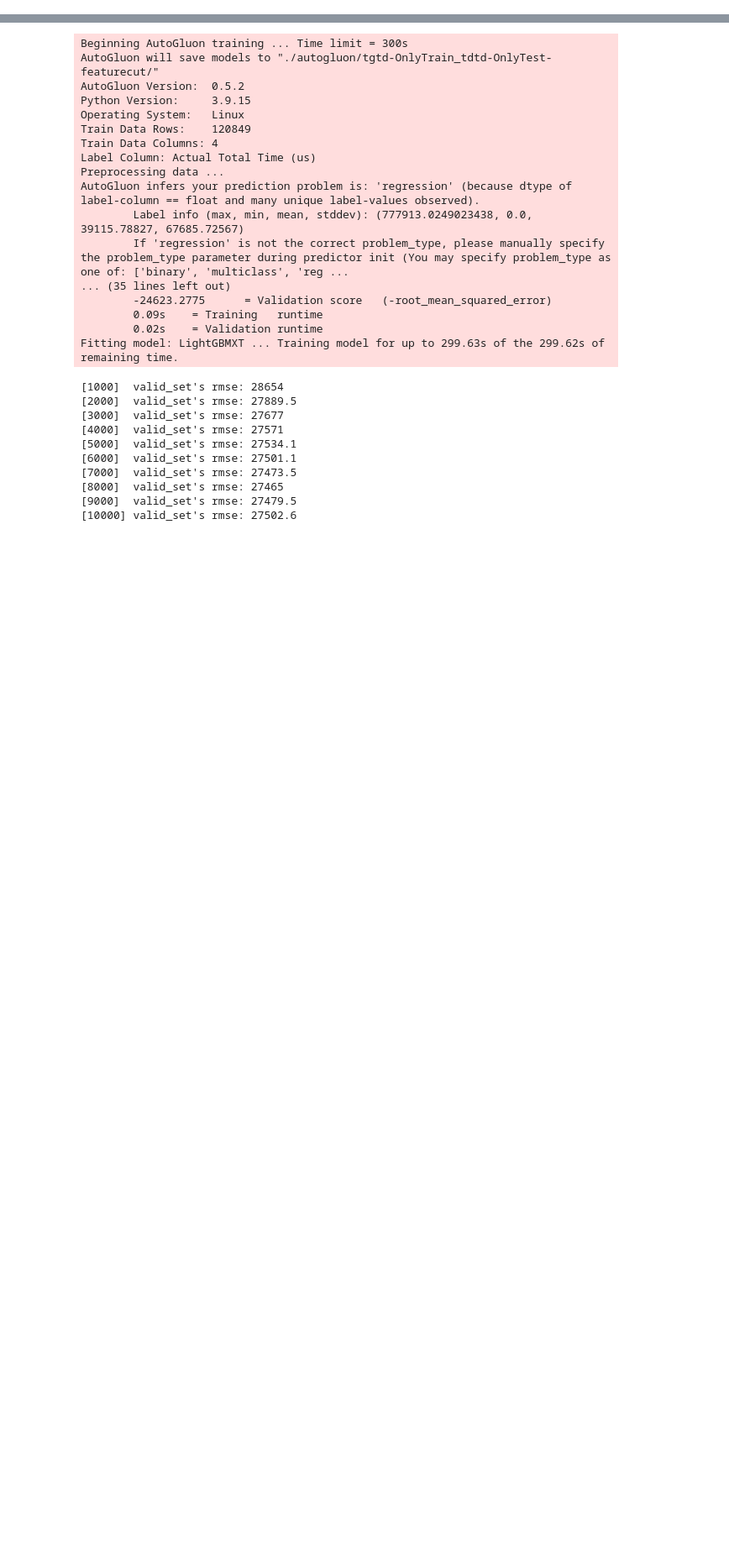
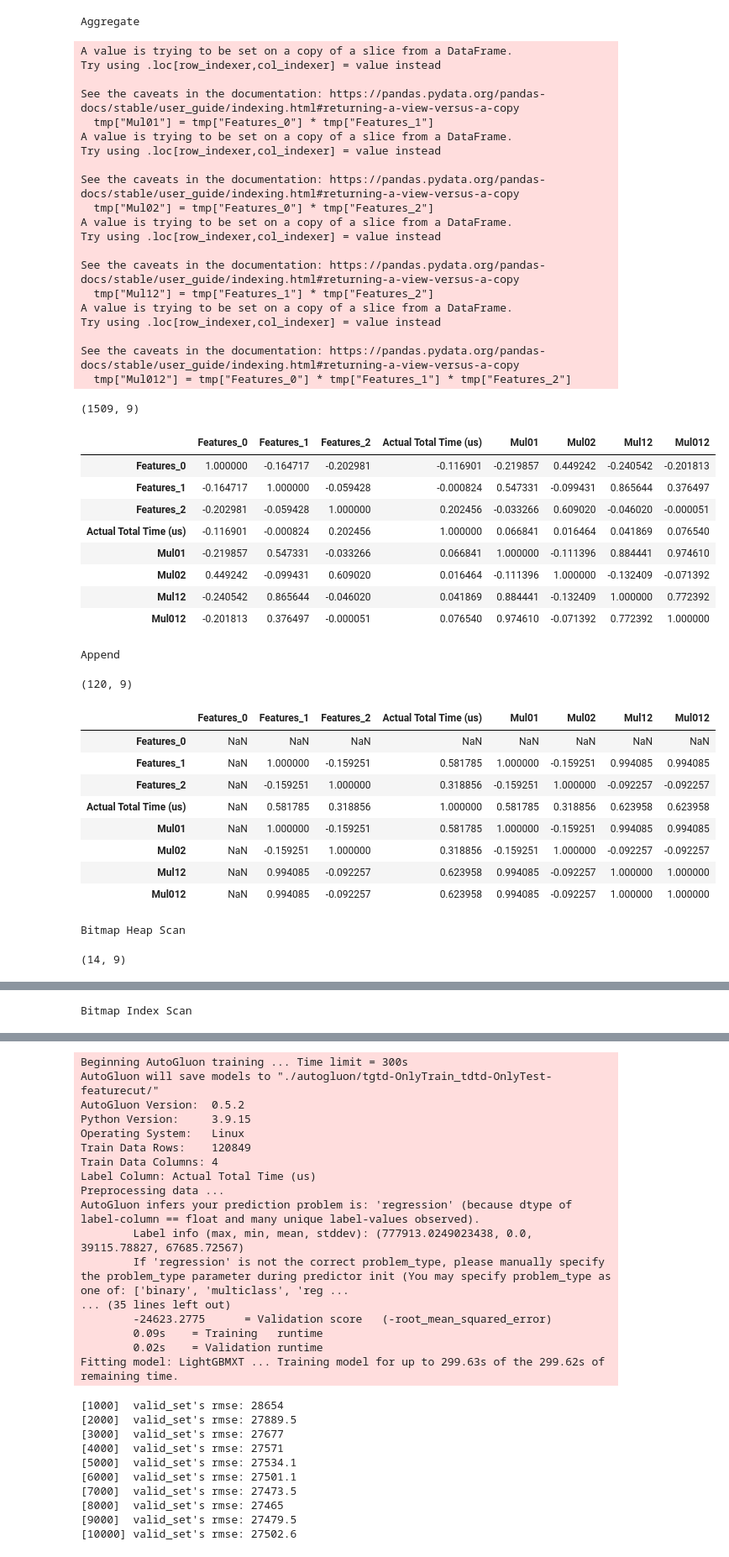
Before and after one commit to lmwnshn/dbgym-old, a Jupyter notebook: Autogluon.ipynb, the cells around one changed output, grey strips where cells are left out. Shown at 84% size. Cells and saved outputs as stored; diff of their text form; code cells hidden in the pictures; blank space fills up the shorter version.

```diff
--- a/Autogluon.ipynb
+++ b/Autogluon.ipynb
@@ -0,0 +1,59 @@
+# %%
+import matplotlib.pyplot as plt
+from sklearn.metrics import r2_score
+tmp = cache[(("shift", "OnlyTrain"), ("shift", "OnlyTest"))]["train"][["Node Type", "Features_0", "Features_1", "Features_2", "Actual Total Time (us)"]]
+# tmp.plot(x="Features_2",y="Actual Total Time (us)", kind="scatter")
+# plt.show()
+tmp["Mul01"] = tmp["Features_0"] * tmp["Features_1"]
+tmp["Mul02"] = tmp["Features_0"] * tmp["Features_2"]
+tmp["Mul12"] = tmp["Features_1"] * tmp["Features_2"]
+tmp["Mul012"] = tmp["Features_0"] * tmp["Features_1"] * tmp["Features_2"]
+for gname, gdf in tmp.groupby("Node Type"):
+    print(gname)
+    display(gdf.shape)
+    display(gdf.corr())
+# %% [output]
+Aggregate
+A value is trying to be set on a copy of a slice from a DataFrame.
+Try using .loc[row_indexer,col_indexer] = value instead
+
+See the caveats in the documentation: https://pandas.pydata.org/pandas-docs/stable/user_guide/indexing.html#returning-a-view-versus-a-copy
+  tmp["Mul01"] = tmp["Features_0"] * tmp["Features_1"]
+A value is trying to be set on a copy of a slice from a DataFrame.
+Try using .loc[row_indexer,col_indexer] = value instead
+
+See the caveats in the documentation: https://pandas.pydata.org/pandas-docs/stable/user_guide/indexing.html#returning-a-view-versus-a-copy
+  tmp["Mul02"] = tmp["Features_0"] * tmp["Features_2"]
+A value is trying to be set on a copy of a slice from a DataFrame.
+Try using .loc[row_indexer,col_indexer] = value instead
+
+See the caveats in the documentation: https://pandas.pydata.org/pandas-docs/stable/user_guide/indexing.html#returning-a-view-versus-a-copy
+  tmp["Mul12"] = tmp["Features_1"] * tmp["Features_2"]
+A value is trying to be set on a copy of a slice from a DataFrame.
+Try using .loc[row_indexer,col_indexer] = value instead
+
+See the caveats in the documentation: https://pandas.pydata.org/pandas-docs/stable/user_guide/indexing.html#returning-a-view-versus-a-copy
+  tmp["Mul012"] = tmp["Features_0"] * tmp["Features_1"] * tmp["Features_2"]
+(1509, 9)
+|  | Features_0 | Features_1 | Features_2 | Actual Total Time (us) | Mul01 | Mul02 | Mul12 | Mul012 |
+| Features_0 | 1.000000 | -0.164717 | -0.202981 | -0.116901 | -0.219857 | 0.449242 | -0.240542 | -0.201813 |
+| Features_1 | -0.164717 | 1.000000 | -0.059428 | -0.000824 | 0.547331 | -0.099431 | 0.865644 | 0.376497 |
+| Features_2 | -0.202981 | -0.059428 | 1.000000 | 0.202456 | -0.033266 | 0.609020 | -0.046020 | -0.000051 |
+| Actual Total Time (us) | -0.116901 | -0.000824 | 0.202456 | 1.000000 | 0.066841 | 0.016464 | 0.041869 | 0.076540 |
+| Mul01 | -0.219857 | 0.547331 | -0.033266 | 0.066841 | 1.000000 | -0.111396 | 0.884441 | 0.974610 |
+| Mul02 | 0.449242 | -0.099431 | 0.609020 | 0.016464 | -0.111396 | 1.000000 | -0.132409 | -0.071392 |
+| Mul12 | -0.240542 | 0.865644 | -0.046020 | 0.041869 | 0.884441 | -0.132409 | 1.000000 | 0.772392 |
+| Mul012 | -0.201813 | 0.376497 | -0.000051 | 0.076540 | 0.974610 | -0.071392 | 0.772392 | 1.000000 |
+Append
+(120, 9)
+|  | Features_0 | Features_1 | Features_2 | Actual Total Time (us) | Mul01 | Mul02 | Mul12 | Mul012 |
+| Features_0 | NaN | NaN | NaN | NaN | NaN | NaN | NaN | NaN |
+| Features_1 | NaN | 1.000000 | -0.159251 | 0.581785 | 1.000000 | -0.159251 | 0.994085 | 0.994085 |
+| Features_2 | NaN | -0.159251 | 1.000000 | 0.318856 | -0.159251 | 1.000000 | -0.092257 | -0.092257 |
+| Actual Total Time (us) | NaN | 0.581785 | 0.318856 | 1.000000 | 0.581785 | 0.318856 | 0.623958 | 0.623958 |
+| Mul01 | NaN | 1.000000 | -0.159251 | 0.581785 | 1.000000 | -0.159251 | 0.994085 | 0.994085 |
+| Mul02 | NaN | -0.159251 | 1.000000 | 0.318856 | -0.159251 | 1.000000 | -0.092257 | -0.092257 |
+| Mul12 | NaN | 0.994085 | -0.092257 | 0.623958 | 0.994085 | -0.092257 | 1.000000 | 1.000000 |
+| Mul012 | NaN | 0.994085 | -0.092257 | 0.623958 | 0.994085 | -0.092257 | 1.000000 | 1.000000 |
+Bitmap Heap Scan
+(14, 9)
@@ -0,0 +69 @@
+Bitmap Index Scan
```
Also changed, not shown: parts of 4 cells of this notebook, 3 other files.
